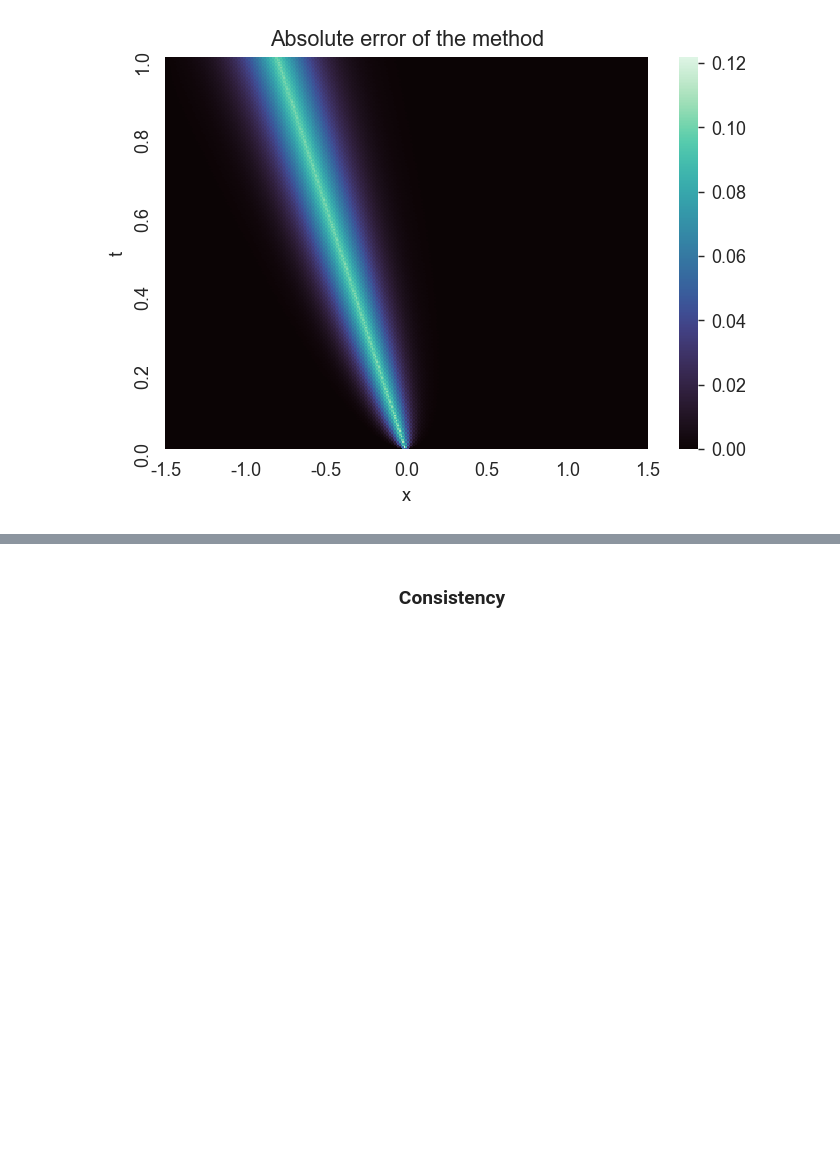
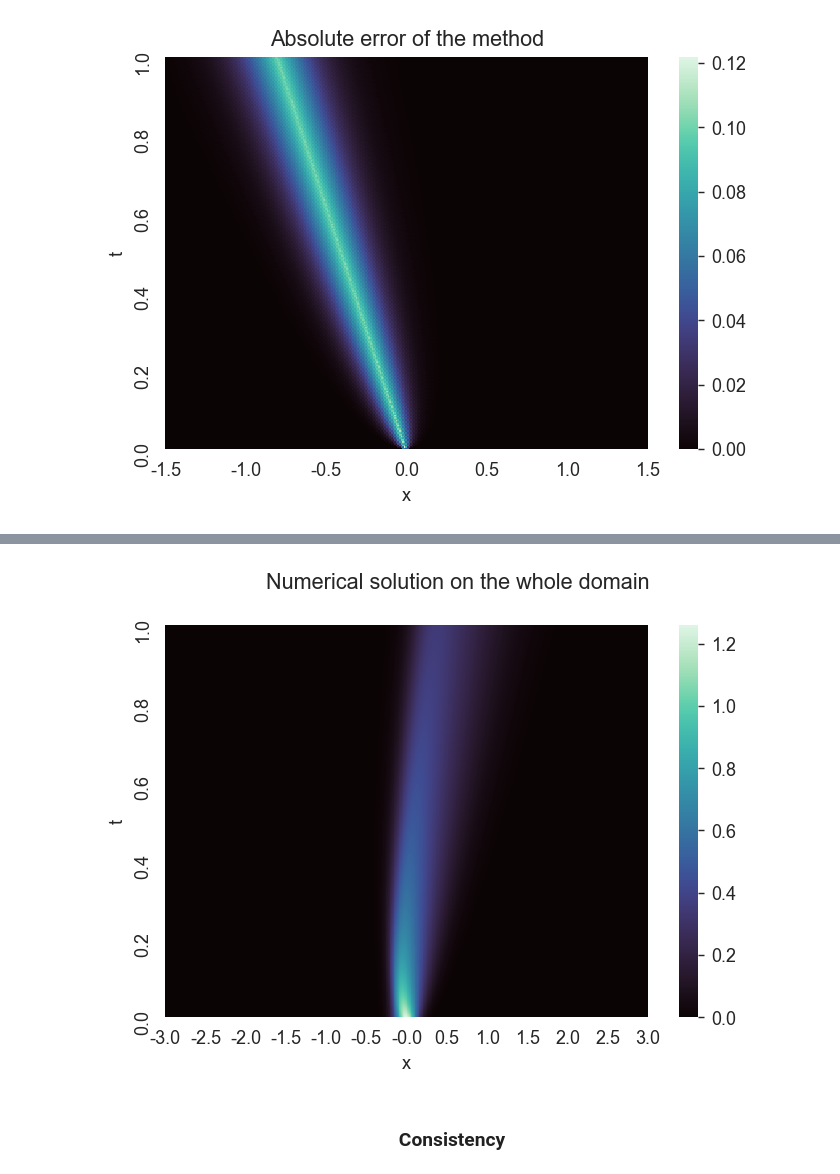
Before and after one commit to joannaww/Lighthill-Witham-Richards-Model, a Jupyter notebook: Matuszak_Wojciechowicz.ipynb, the cells around one changed output, grey strips where cells are left out. Cells and saved outputs as stored; diff of their text form; code cells hidden in the pictures; blank space fills up the shorter version.

```diff
--- a/Matuszak_Wojciechowicz.ipynb
+++ b/Matuszak_Wojciechowicz.ipynb
@@ -529,3 +650,15 @@ plt.show()
+# %%
+fig, ax = plt.subplots()
+
+sns.heatmap(pd.DataFrame(rho.T, columns = np.round(xs,1), index = ts), cmap='mako', xticklabels=50, yticklabels=200, ax=ax, cbar=True)
+
+ax.invert_yaxis()
+ax.set(xlabel="x", ylabel="t")
+
+fig.suptitle("Numerical solution on the whole domain")
+plt.show()
+# %% [output]
+[figure, added]
 # %% [markdown]
 <h3 align="center">Consistency</h3>
 # %% [markdown]
```
Also changed, not shown: parts of 21 cells of this notebook.
